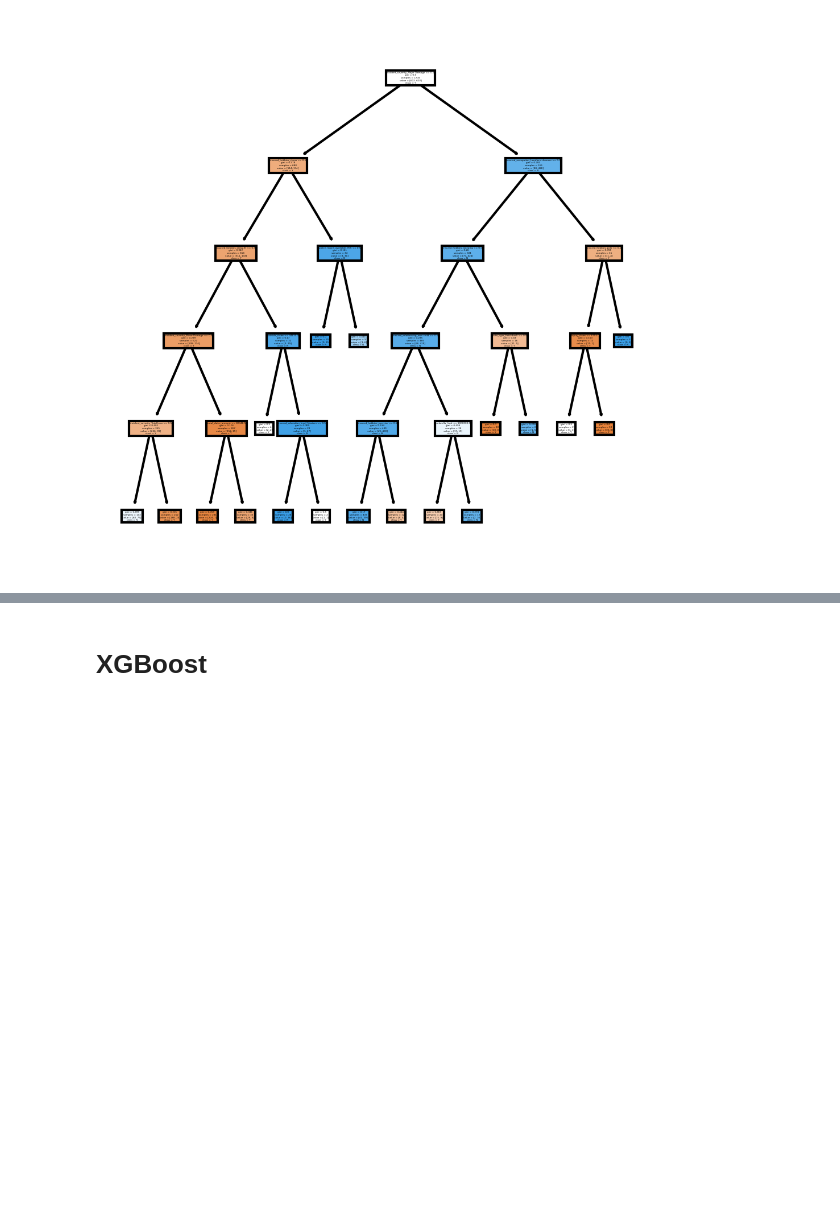
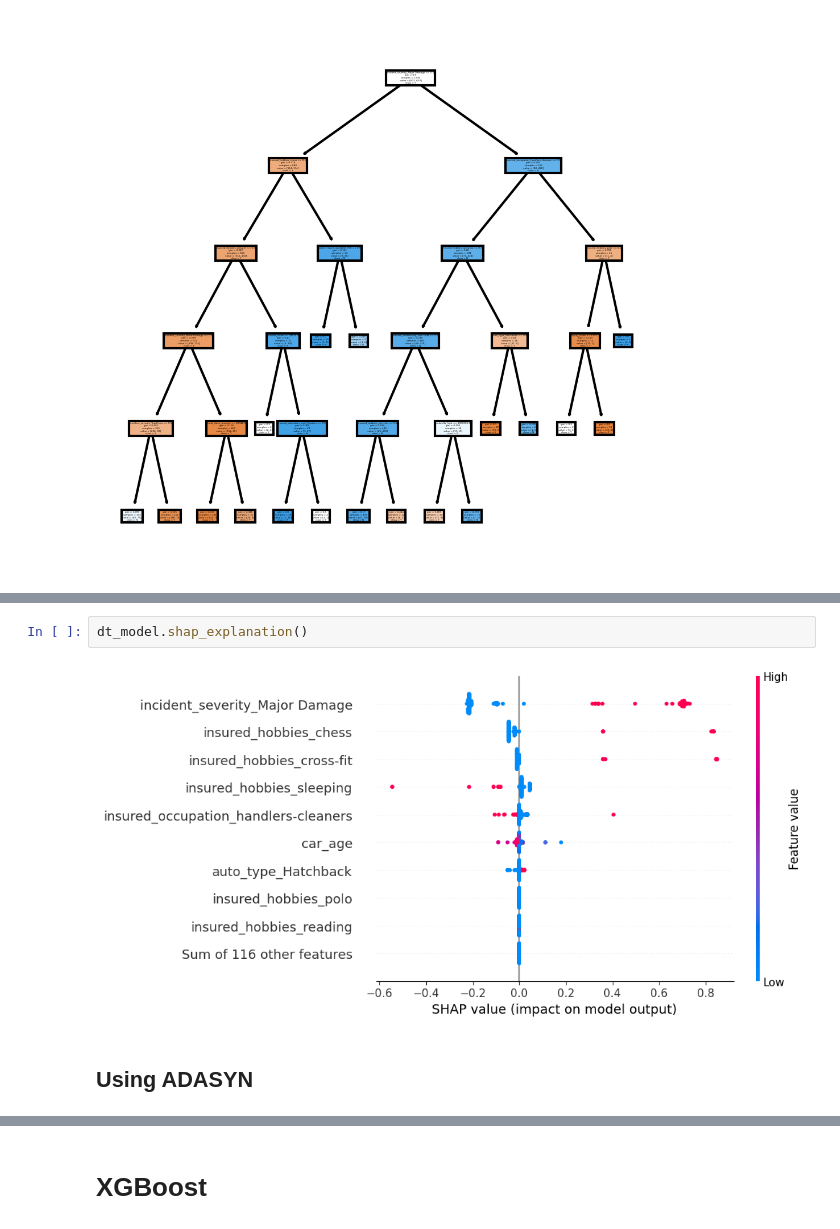
Before and after one commit to kevinchs0808/DSA4263-Project, a Jupyter notebook: main.ipynb, the cells around one changed output, grey strips where cells are left out. Saved outputs shown, nothing was run; the diff lists cells and outputs as text; blank space fills up the shorter version.

```diff
--- a/main.ipynb
+++ b/main.ipynb
@@ -336,0 +391,6 @@ tree.plot_tree(dt_model.model,
+# %%
+dt_model.shap_explanation()
+# %% [output]
+[figure, added]
+# %% [markdown]
+## Using ADASYN
```
Also changed, not shown: parts of 10 cells of this notebook.
